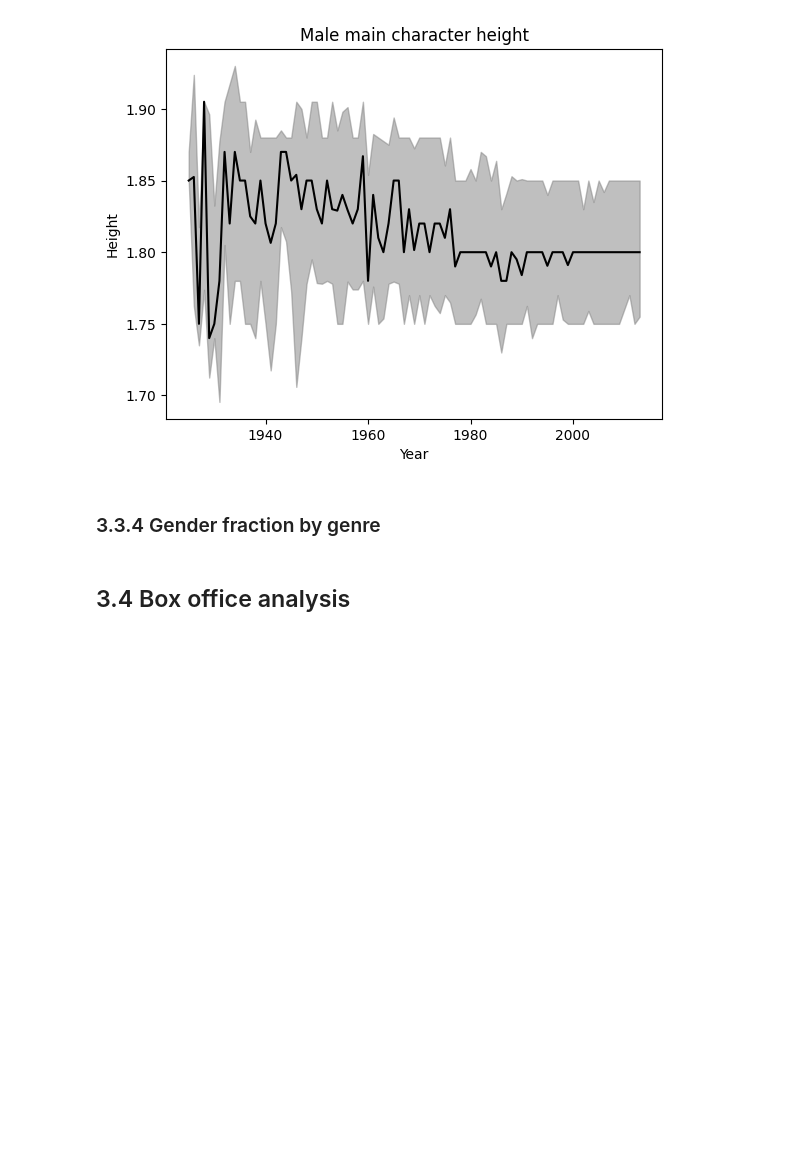
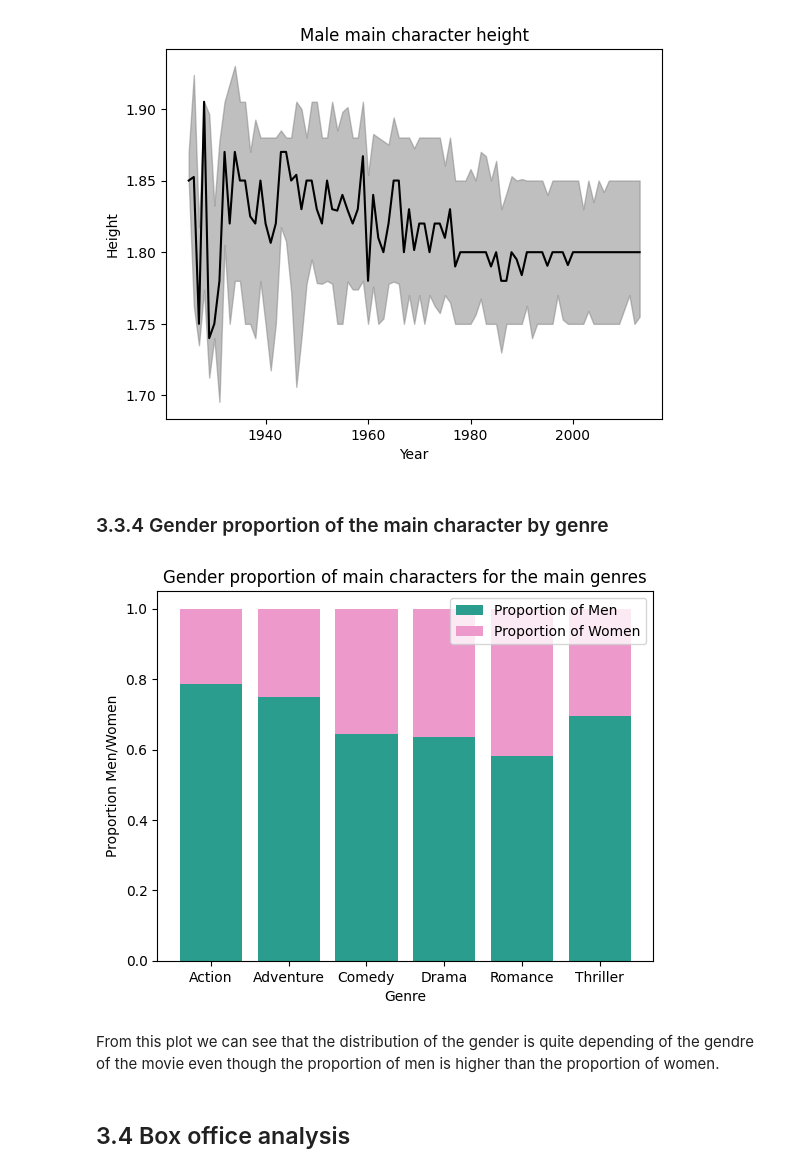
Before and after one commit to epfl-ada/ada-2022-project-r4d4r, a Jupyter notebook: BigNotebook.ipynb, the cells around one changed output. Saved outputs shown, nothing was run; the diff lists cells and outputs as text; code cells hidden in the pictures; blank space fills up the shorter version.

```diff
--- a/BigNotebook.ipynb
+++ b/BigNotebook.ipynb
@@ -661,7 +661,26 @@ plt.show()
 [figure]
 [figure]
 # %% [markdown]
-### 3.3.4 Gender fraction by genre
+### 3.3.4 Gender proportion of the main character by genre
+# %%
+df_character["isMale"] = df_character.apply(lambda x: 1 if x["actor_gender"] == "M" else 0, axis=1)
+prop_men_by_gender = df_character.explode("genres").groupby("genres").apply(lambda x: x["isMale"].mean())
+props_men = prop_men_by_gender[["Drama", "Romance", "Comedy", "Action", "Adventure", "Thriller"]].sort_index()
+props_women = 1 - props_men
+# %%
+fig, ax = plt.subplots()
+ax.bar(props_men.index, props_men.values, color="#2a9d8f")
+ax.bar(props_women.index, props_women.values, bottom=props_men.values, color="#e9c")
+
+ax.set_xlabel("Genre")
+ax.set_ylabel("Proportion Men/Women")
+ax.set_title("Gender proportion of main characters for the main genres")
+ax.legend(["Proportion of Men", "Proportion of Women"])
+plt.show()
+# %% [output]
+[figure, added]
+# %% [markdown]
+From this plot we can see that the distribution of the gender is quite depending of the gendre of the movie even though the proportion of men is higher than the proportion of women.
 # %% [markdown]
 ## 3.4 Box office analysis
 # %%
```
